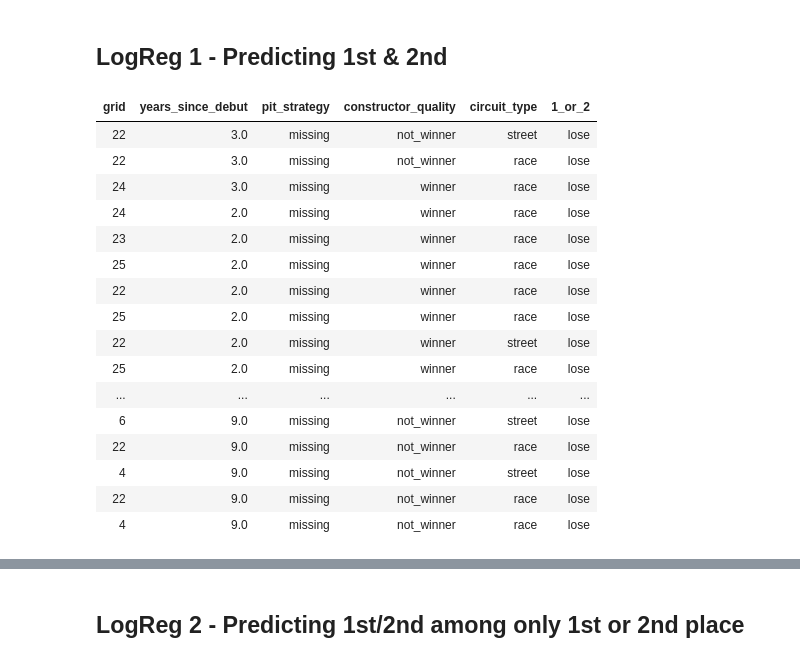
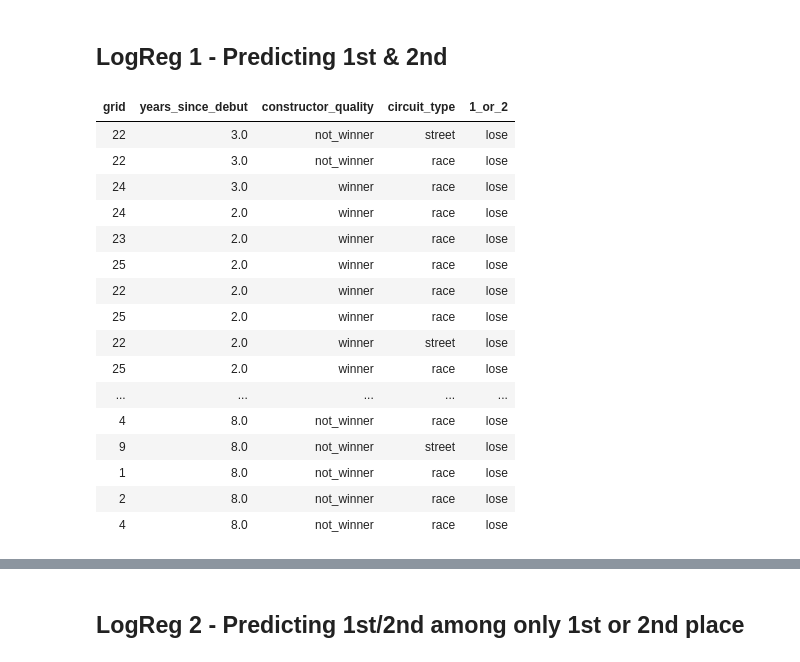
Before and after one commit to timothyLeeXQ/Prediction-and-Inference-with-F1-Data, a Jupyter notebook: src/features/make_inf_features.ipynb, the cells around one changed output, grey strips where cells are left out. Saved outputs shown, nothing was run; the diff lists cells and outputs as text; code cells hidden in the pictures.

```diff
--- a/src/features/make_inf_features.ipynb
+++ b/src/features/make_inf_features.ipynb
@@ -192,7 +191,7 @@ df_refs_with_outcome = df_results.select('raceId', 'driverId', 'constructorId',
 
 df_refs_with_outcome = df_refs_with_outcome\
   .filter(df_refs_with_outcome['year'] >= 1950)\
-  .filter(df_refs_with_outcome['year'] <= 2017)
+  .filter(df_refs_with_outcome['year'] <= 2010)
 
 display(df_refs_with_outcome)
 # %% [output]
@@ -430,4 +411,4 @@ This could correspond to 'old strategies' of races before the 2010s.
 # %%
-df_refs_outcome_driver_exp_pit = df_refs_outcome_driver_exp_pit.fillna({'pit_strategy':'missing'})
+df_refs_outcome_driver_exp_pit = df_refs_outcome_driver_exp_pit.drop('pit_strategy')
 display(df_refs_outcome_driver_exp_pit)
 # %% [output]
@@ -479,9 +460,9 @@ len(constructors_won)
 # %% [output]
 [interactive output not drawn]
 # %%
-df_refs_outcome_driver_exp_pit_const = df_refs_outcome_driver_exp_pit\
+df_refs_outcome_driver_exp_const = df_refs_outcome_driver_exp_pit\
   .withColumn('constructor_quality',F.when(F.col('constructorId').isin(constructors_won), 'winner')\
               .otherwise('not_winner'))
 
-display(df_refs_outcome_driver_exp_pit_const)
+display(df_refs_outcome_driver_exp_const)
 # %% [output]
@@ -556,10 +537,10 @@ street_circuits = [int(id) for id in street_circuits['circuitId'].tolist()]
 # %% [output]
 [interactive output not drawn]
 # %%
-df_refs_outcome_driver_exp_pit_const_circuit = df_refs_outcome_driver_exp_pit_const\
+df_refs_outcome_driver_exp_const_circuit = df_refs_outcome_driver_exp_const\
   .join(df_races.select('raceId', 'circuitId'), on = ['raceId'], how = 'left')\
   .withColumn('circuit_type',F.when(F.col('circuitId').isin(street_circuits), 'street')\
               .otherwise('race'))
 
-display(df_refs_outcome_driver_exp_pit_const_circuit)
+display(df_refs_outcome_driver_exp_const_circuit)
 # %% [output]
@@ -634,30 +615,29 @@ df_refs_outcome_driver_exp_pit_const_circuit.coalesce(1).write.csv('/mnt/xql2001
 # %% [markdown]
 ## LogReg 1 - Predicting 1st & 2nd
 # %%
-df_top2 = df_refs_outcome_driver_exp_pit_const_circuit.select('grid',
-                                                              'years_since_debut',
-                                                              'pit_strategy',
-                                                              'constructor_quality',
-                                                              'circuit_type',
-                                                              '1_or_2')
+df_top2 = df_refs_outcome_driver_exp_const_circuit.select('grid',
+                                                          'years_since_debut',
+                                                          'constructor_quality',
+                                                          'circuit_type',
+                                                          '1_or_2')
 display(df_top2)
 # %% [output]
-| grid | years_since_debut | pit_strategy | constructor_quality | circuit_type | 1_or_2 |
-| 22 | 3.0 | missing | not_winner | street | lose |
-| 22 | 3.0 | missing | not_winner | race | lose |
-| 24 | 3.0 | missing | winner | race | lose |
-| 24 | 2.0 | missing | winner | race | lose |
-| 23 | 2.0 | missing | winner | race | lose |
-| 25 | 2.0 | missing | winner | race | lose |
-| 22 | 2.0 | missing | winner | race | lose |
-| 25 | 2.0 | missing | winner | race | lose |
-| 22 | 2.0 | missing | winner | street | lose |
-| 25 | 2.0 | missing | winner | race | lose |
-| ... | ... | ... | ... | ... | ... |
-| 6 | 9.0 | missing | not_winner | street | lose |
-| 22 | 9.0 | missing | not_winner | race | lose |
-| 4 | 9.0 | missing | not_winner | street | lose |
-| 22 | 9.0 | missing | not_winner | race | lose |
-| 4 | 9.0 | missing | not_winner | race | lose |
+| grid | years_since_debut | constructor_quality | circuit_type | 1_or_2 |
+| 22 | 3.0 | not_winner | street | lose |
+| 22 | 3.0 | not_winner | race | lose |
+| 24 | 3.0 | winner | race | lose |
+| 24 | 2.0 | winner | race | lose |
+| 23 | 2.0 | winner | race | lose |
+| 25 | 2.0 | winner | race | lose |
+| 22 | 2.0 | winner | race | lose |
+| 25 | 2.0 | winner | race | lose |
+| 22 | 2.0 | winner | street | lose |
+| 25 | 2.0 | winner | race | lose |
+| ... | ... | ... | ... | ... |
+| 4 | 8.0 | not_winner | race | lose |
+| 9 | 8.0 | not_winner | street | lose |
+| 1 | 8.0 | not_winner | race | lose |
+| 2 | 8.0 | not_winner | race | lose |
+| 4 | 8.0 | not_winner | race | lose |
 # %%
 pd_top2 = df_top2.toPandas()
```
Also changed, not shown: parts of 33 cells of this notebook, 15 other files.
